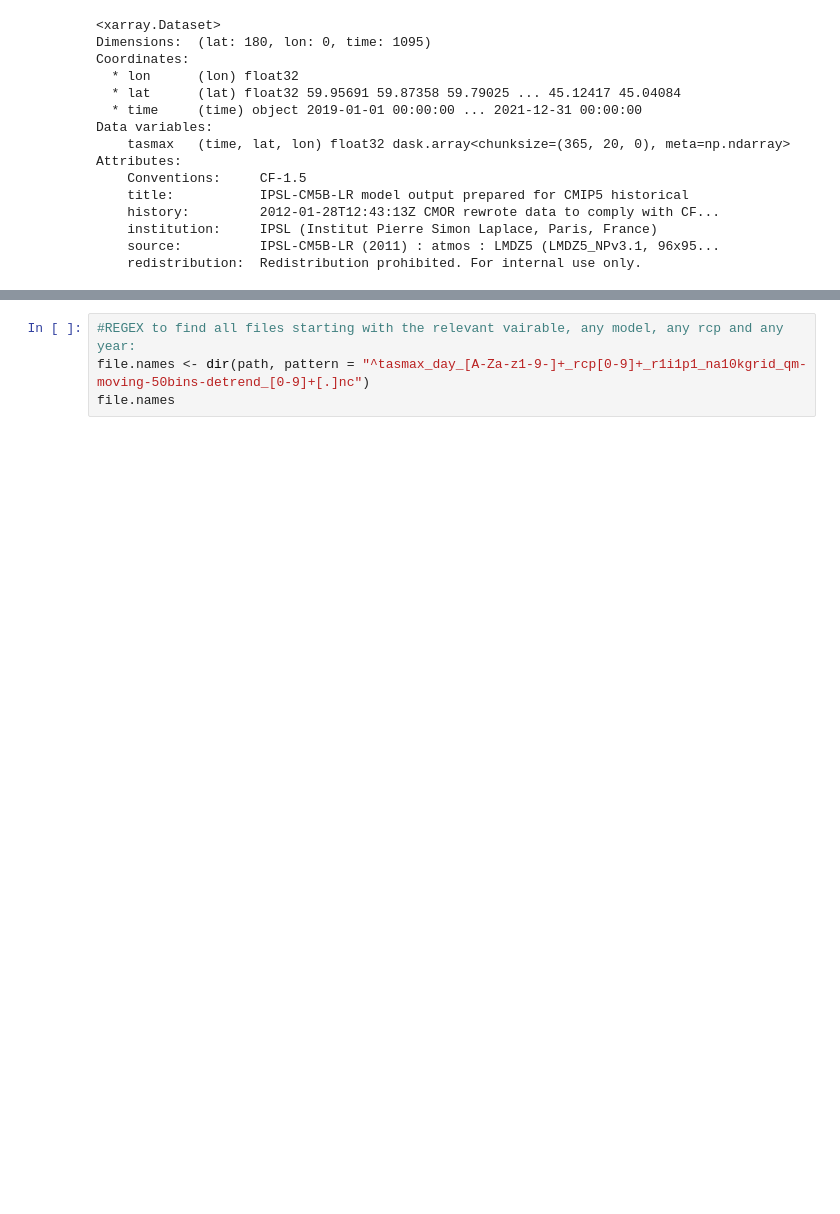
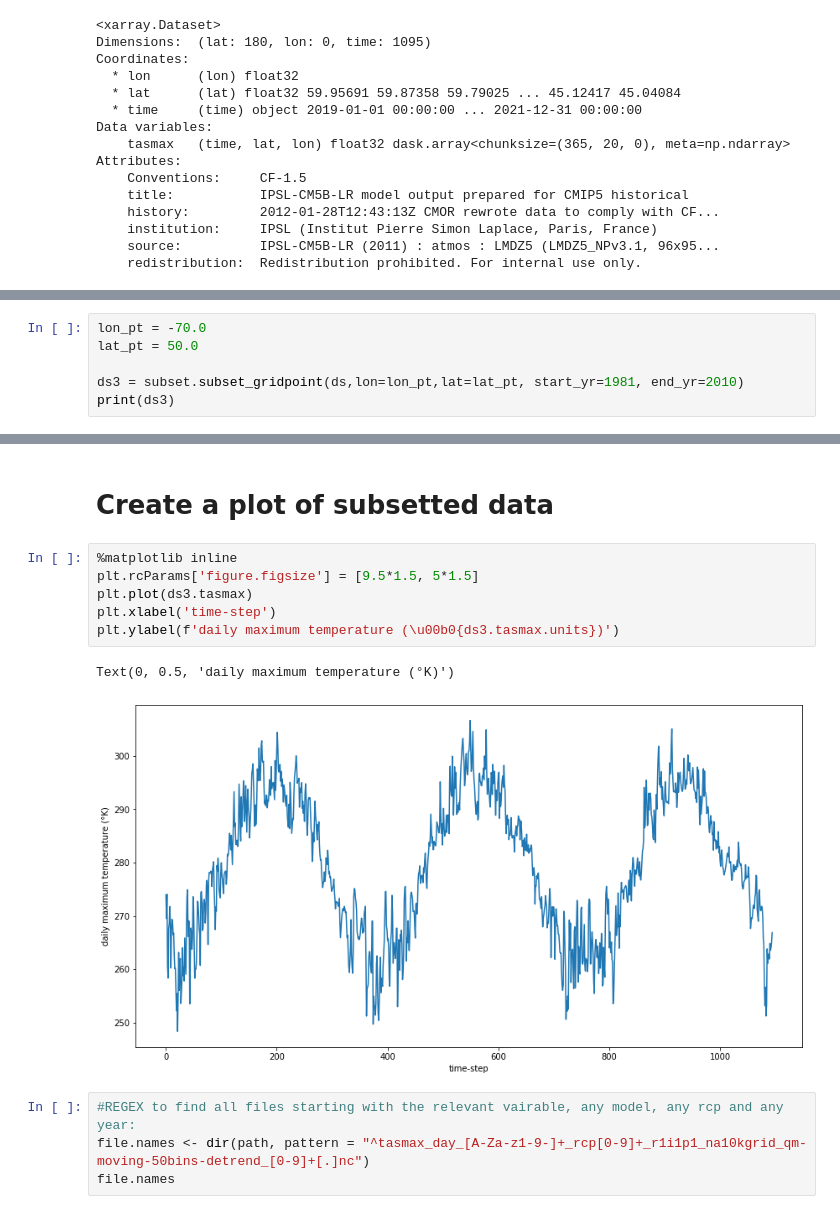
Before and after one commit to marinalopez2110/FistTemplateClimPort, a Jupyter notebook: Using Xclim example.ipynb, the cells around one changed output, grey strips where cells are left out. Drawn from its saved outputs; the diff is of its cells as text; blank space fills up the shorter version.

Commit message:
Plotted subsetted data

```diff
--- a/Using Xclim example.ipynb
+++ b/Using Xclim example.ipynb
@@ -150,0 +174,6 @@ Attributes:
+# %%
+lon_pt = -70.0
+lat_pt = 50.0
+
+ds3 = subset.subset_gridpoint(ds,lon=lon_pt,lat=lat_pt, start_yr=1981, end_yr=2010)
+print(ds3)
@@ -151,3 +196,14 @@ Attributes:
+# %% [markdown]
+# Create a plot of subsetted data
+# %%
+%matplotlib inline
+plt.rcParams['figure.figsize'] = [9.5*1.5, 5*1.5]
+plt.plot(ds3.tasmax)
+plt.xlabel('time-step')
+plt.ylabel(f'daily maximum temperature (\u00b0{ds3.tasmax.units})')
+# %% [output]
+Text(0, 0.5, 'daily maximum temperature (°K)')
+[figure, added]
 # %%
 #REGEX to find all files starting with the relevant vairable, any model, any rcp and any year:
 file.names <- dir(path, pattern = "^tasmax_day_[A-Za-z1-9-]+_rcp[0-9]+_r1i1p1_na10kgrid_qm-moving-50bins-detrend_[0-9]+[.]nc")
```
Also changed, not shown: parts of 4 cells of this notebook.
